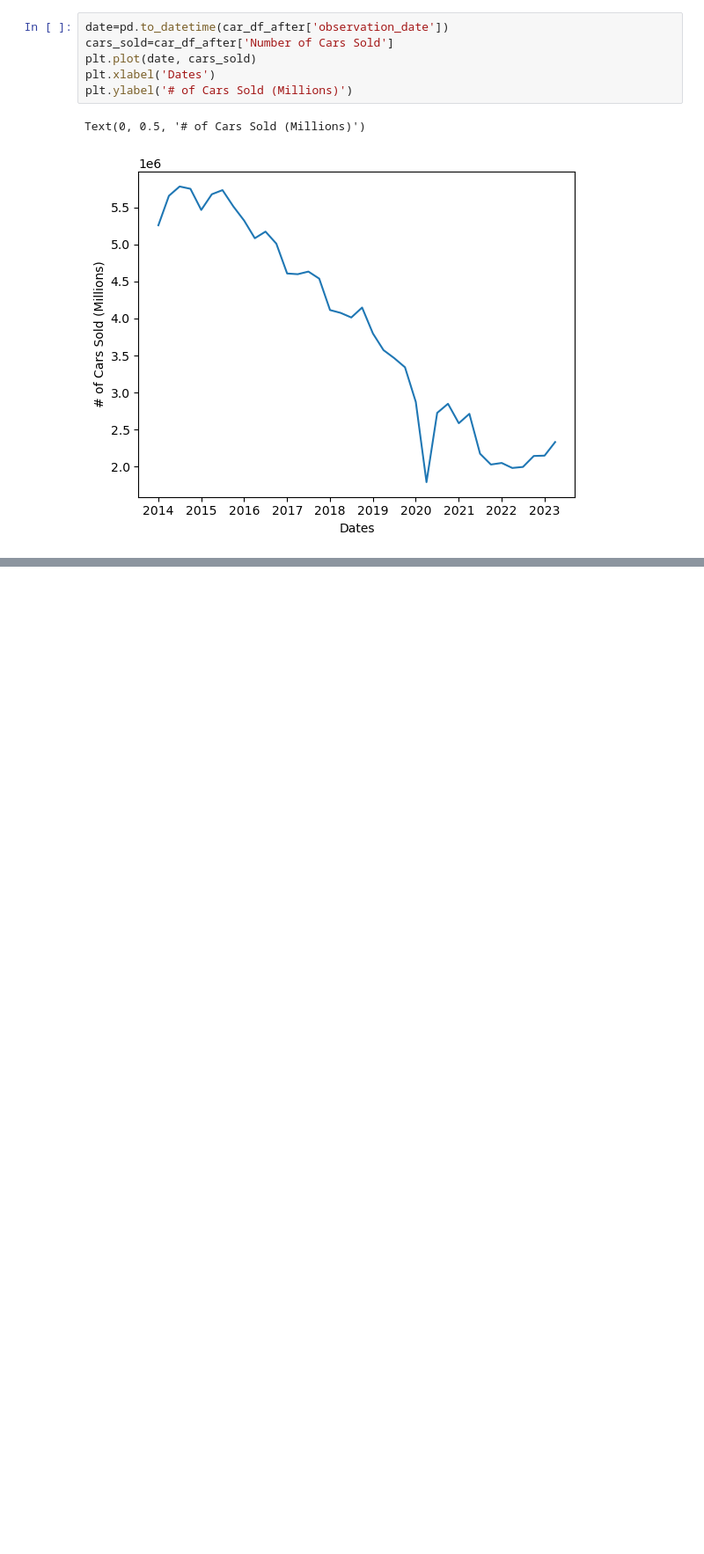
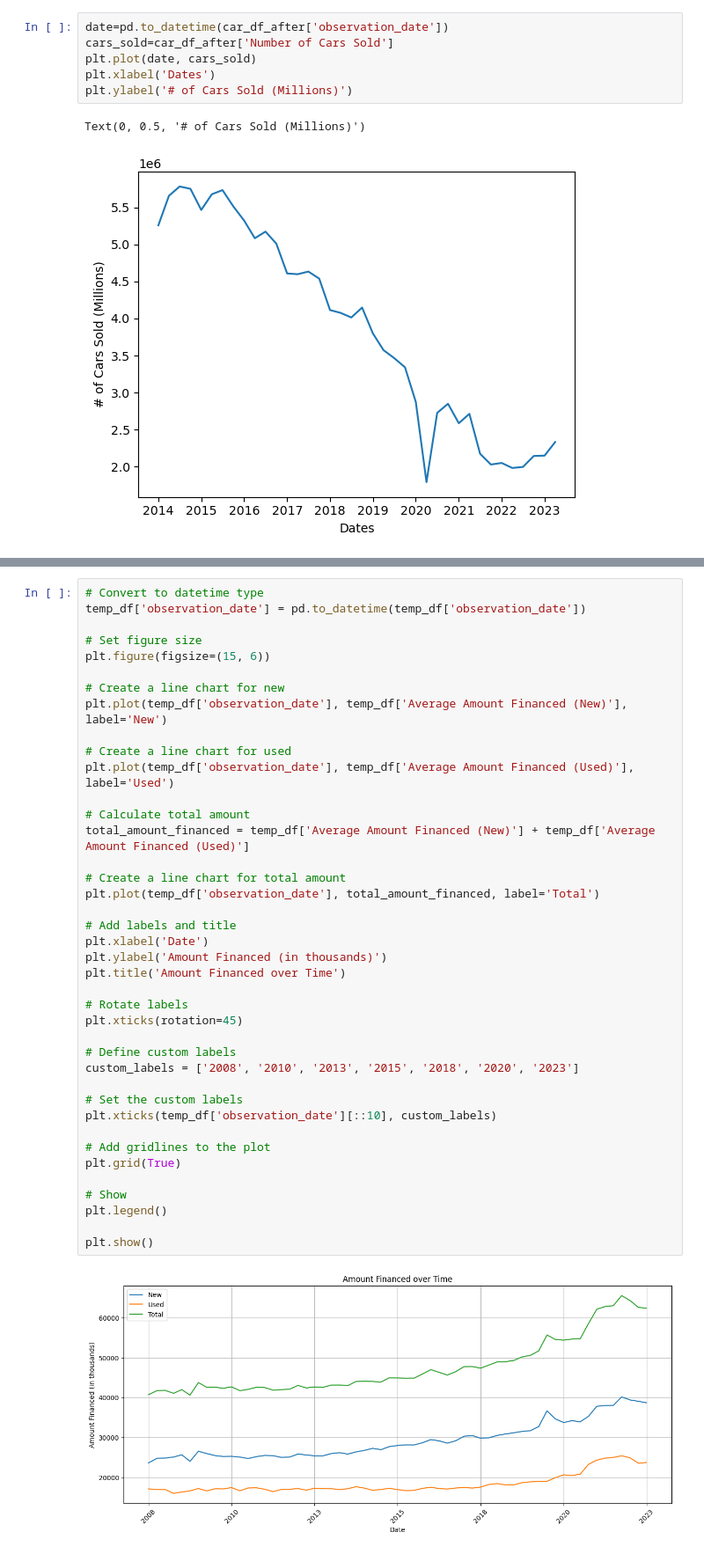
Before and after one commit to NadyaSlb/New_Car_Loan_Analysis, a Jupyter notebook: Car Data Analysis.ipynb, the cells around one changed output, grey strips where cells are left out. Shown at 88% size. Cells and saved outputs as stored; diff of their text form; blank space fills up the shorter version.

```diff
--- a/Car Data Analysis.ipynb
+++ b/Car Data Analysis.ipynb
@@ -692,0 +810,42 @@ Text(0, 0.5, '# of Cars Sold (Millions)')
+# %%
+# Convert to datetime type
+temp_df['observation_date'] = pd.to_datetime(temp_df['observation_date'])
+
+# Set figure size
+plt.figure(figsize=(15, 6))
+
+# Create a line chart for new
+plt.plot(temp_df['observation_date'], temp_df['Average Amount Financed (New)'], label='New')
+
+# Create a line chart for used
+plt.plot(temp_df['observation_date'], temp_df['Average Amount Financed (Used)'], label='Used')
+
+# Calculate total amount
+total_amount_financed = temp_df['Average Amount Financed (New)'] + temp_df['Average Amount Financed (Used)']
+
+# Create a line chart for total amount
+plt.plot(temp_df['observation_date'], total_amount_financed, label='Total')
+
+# Add labels and title
+plt.xlabel('Date')
+plt.ylabel('Amount Financed (in thousands)')
+plt.title('Amount Financed over Time')
+
+# Rotate labels
+plt.xticks(rotation=45)
+
+# Define custom labels
+custom_labels = ['2008', '2010', '2013', '2015', '2018', '2020', '2023']
+
+# Set the custom labels
+plt.xticks(temp_df['observation_date'][::10], custom_labels)
+
+# Add gridlines to the plot
+plt.grid(True)
+
+# Show
+plt.legend()
+
+plt.show()
+# %% [output]
+[figure, added]
```
Also changed, not shown: parts of 17 cells of this notebook.
